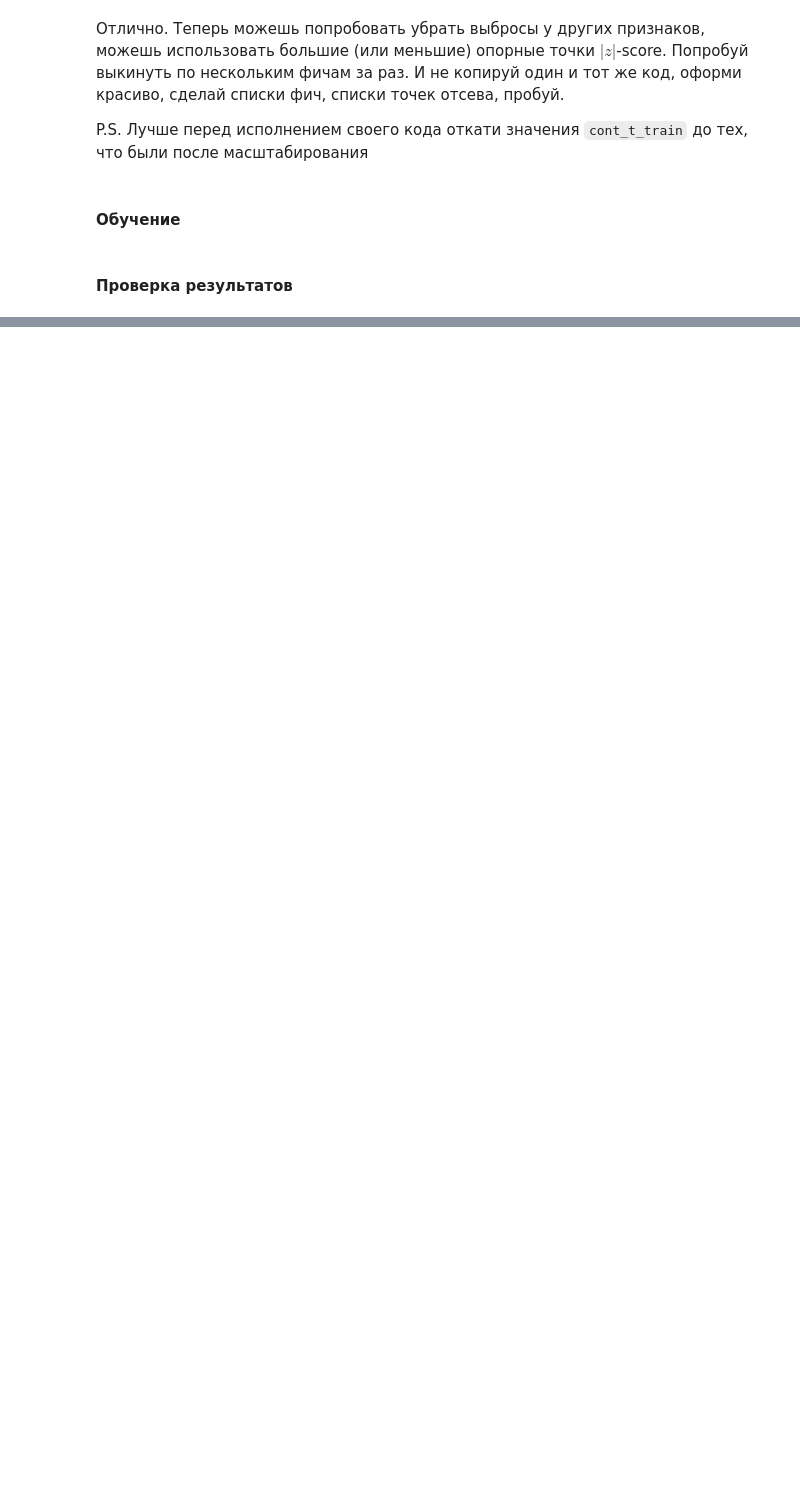
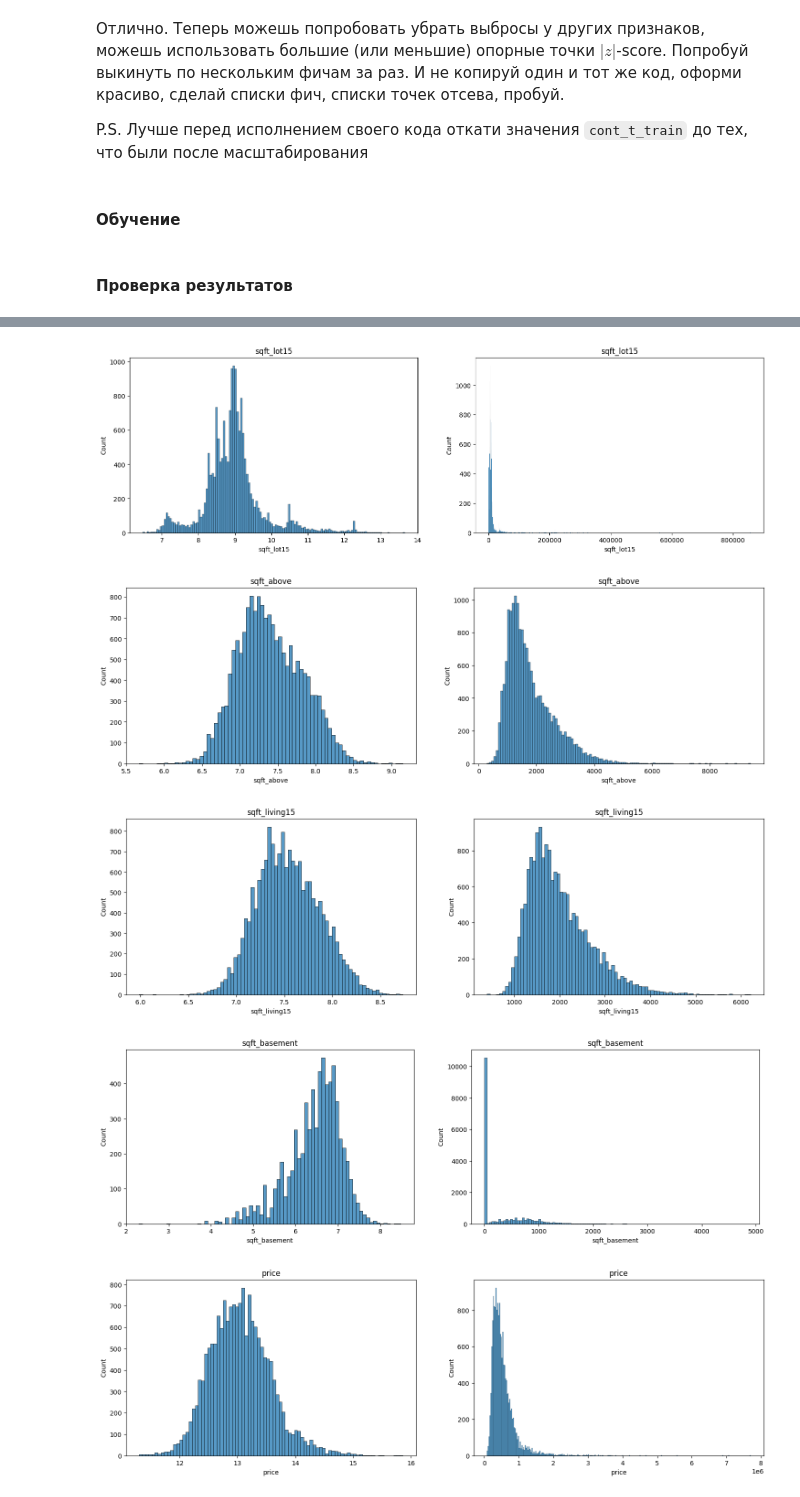
Before and after one commit to dragondangun/em_ml, a Jupyter notebook: 5. Linear Regression/LR.ipynb, the cells around one changed output, grey strips where cells are left out. Cells and saved outputs as stored; diff of their text form; code cells hidden in the pictures; blank space fills up the shorter version.

```diff
--- a/5. Linear Regression/LR.ipynb
+++ b/5. Linear Regression/LR.ipynb
@@ -680,0 +687,20 @@ R²: 0.4990974504089448
+# %%
+# функция для логарифмирования
+def ln_df(df, columns=None, inplace=False):
+    # если колонки для логарифмирования не заданы, то логарифмируем всё
+    if columns is None:
+        columns = df.columns
+
+    # замещаем или нет исходный датафрейм
+    if inplace:
+        res = df
+    else:
+        res = df.copy()
+
+    for c in columns:
+        res[c] = np.log(res[c])
+
+    return res
+
+# логарифмируем датафрейм
+ln_train = ln_df(train, features)
@@ -680,0 +711,14 @@ R²: 0.4990974504089448
+# %%
+for f in features:
+    fig, axes = plt.subplots(1, 2, figsize=(18, 5))
+    sns.histplot(x=f, data=ln_train, ax=axes[0])
+    sns.histplot(x=f, data=train, ax=axes[1])
+    axes[0].set_title(f)
+    axes[1].set_title(f)
+    plt.show()
+# %% [output]
+[figure, added]
+[figure, added]
+[figure, added]
+[figure, added]
+[figure, added]
```
Also changed, not shown: parts of 35 cells of this notebook.
